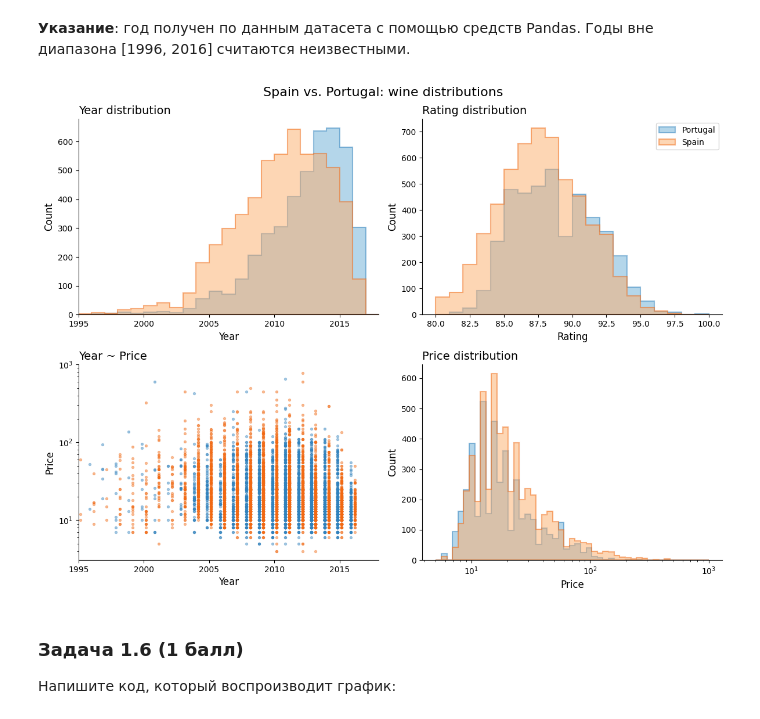
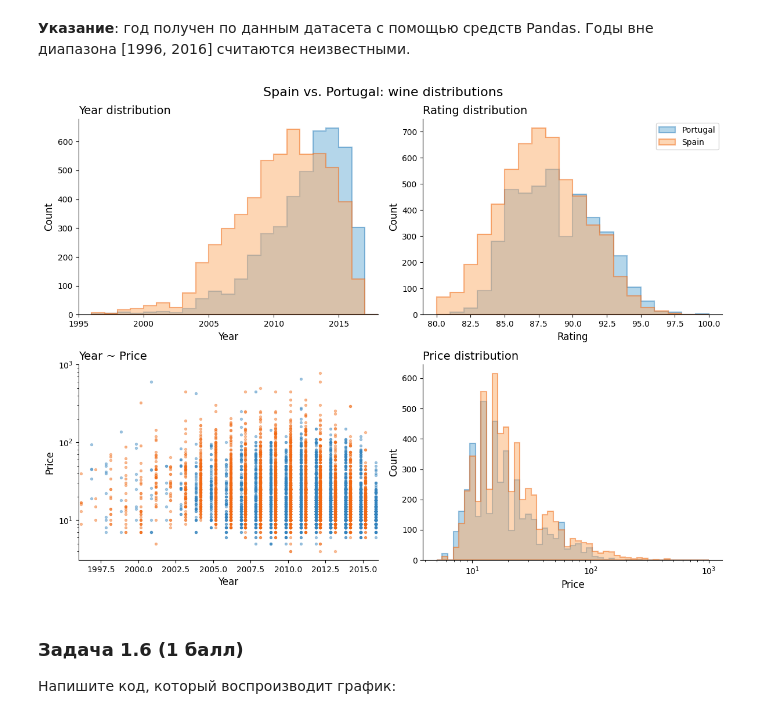
Before and after one commit to dejar212/ml-dz, a Jupyter notebook: hw2/02.HW.Pandas_MPL_Seaborn.ipynb, the cells around one changed output. Saved outputs shown, nothing was run; the diff lists cells and outputs as text; code cells hidden in the pictures.

```diff
--- a/hw2/02.HW.Pandas_MPL_Seaborn.ipynb
+++ b/hw2/02.HW.Pandas_MPL_Seaborn.ipynb
@@ -363,16 +363,12 @@ plt.show()
 # %% [markdown]
 **Указание**: год получен по данным датасета с помощью средств Pandas. Годы вне диапазона [1996, 2016] считаются неизвестными.
 # %%
-import pandas as pd
-import matplotlib.pyplot as plt
-import numpy as np
-
 url = 'https://data.bioml.ru/htdocs/courses/python/datasci/pandas/data/winemag-data-130k-noreview-v2.csv'
 df = pd.read_csv(url)
 
 spain_df = df[df['country'] == 'Spain'].copy()
 portugal_df = df[df['country'] == 'Portugal'].copy()
-
+#фильтрация
 spain_df['year'] = spain_df['title'].str.extract(r'(\d{4})')
 portugal_df['year'] = portugal_df['title'].str.extract(r'(\d{4})')
 
@@ -382,13 +378,13 @@ portugal_df['year'] = pd.to_numeric(portugal_df['year'], errors='coerce')
 spain_df = spain_df.dropna(subset=['year', 'points', 'price'])
 portugal_df = portugal_df.dropna(subset=['year', 'points', 'price'])
 
-spain_df = spain_df[(spain_df['year'] >= 1995) & (spain_df['year'] <= 2018)]
-portugal_df = portugal_df[(portugal_df['year'] >= 1995) & (portugal_df['year'] <= 2018)]
+spain_df = spain_df[(spain_df['year'] >= 1996) & (spain_df['year'] <= 2016)]
+portugal_df = portugal_df[(portugal_df['year'] >= 1996) & (portugal_df['year'] <= 2016)]
 
 fig, axes = plt.subplots(2, 2, figsize=(12, 9))
 fig.suptitle('Spain vs. Portugal: wine distributions', fontsize=16, fontweight='normal')
 
-year_bins = np.arange(1995, 2019, 1)
+year_bins = np.arange(1996, 2019, 1)
 axes[0, 0].hist(portugal_df['year'], bins=year_bins, histtype='stepfilled', color='#6BAED6', alpha=0.5, edgecolor='#3182BD', linewidth=1.5)
 axes[0, 0].hist(spain_df['year'], bins=year_bins, histtype='stepfilled', color='#FDAE6B', alpha=0.5, edgecolor='#F16913', linewidth=1.5)
 axes[0, 0].set_xlabel('Year', fontsize=12)
@@ -407,36 +403,36 @@ axes[0, 1].set_title('Rating distribution', fontsize=14, fontweight='normal', lo
 axes[0, 1].legend(['Portugal', 'Spain'], loc='upper right', frameon=True, fontsize=10)
 axes[0, 1].spines['top'].set_visible(False)
 axes[0, 1].spines['right'].set_visible(False)
-
+#подготовка
 portugal_scatter = portugal_df.copy()
 spain_scatter = spain_df.copy()
 portugal_scatter['year_jitter'] = portugal_scatter['year'] - 0.15
 spain_scatter['year_jitter'] = spain_scatter['year'] + 0.15
 
 axes[1, 0].scatter(portugal_scatter['year_jitter'], portugal_scatter['price'], s=8, color='#3182BD', alpha=0.4)
 axes[1, 0].scatter(spain_scatter['year_jitter'], spain_scatter['price'], s=8, color='#F16913', alpha=0.4)
 axes[1, 0].set_xlabel('Year', fontsize=12)
 axes[1, 0].set_ylabel('Price', fontsize=12)
 axes[1, 0].set_title('Year ~ Price', fontsize=14, fontweight='normal', loc='left')
 axes[1, 0].set_yscale('log')
-axes[1, 0].set_xlim(1995, 2018)
+axes[1, 0].set_xlim(1996, 2016)
 axes[1, 0].spines['top'].set_visible(False)
 axes[1, 0].spines['right'].set_visible(False)
 
 price_bins = np.logspace(np.log10(5), np.log10(1000), 50)
 axes[1, 1].hist(portugal_df['price'], bins=price_bins, histtype='stepfilled', color='#6BAED6', alpha=0.5, edgecolor='#3182BD', linewidth=1.5)
 axes[1, 1].hist(spain_df['price'], bins=price_bins, histtype='stepfilled', color='#FDAE6B', alpha=0.5, edgecolor='#F16913', linewidth=1.5)
 axes[1, 1].set_xlabel('Price', fontsize=12)
 axes[1, 1].set_ylabel('Count', fontsize=12)
 axes[1, 1].set_title('Price distribution', fontsize=14, fontweight='normal', loc='left')
 axes[1, 1].set_xscale('log')
 axes[1, 1].spines['top'].set_visible(False)
 axes[1, 1].spines['right'].set_visible(False)
 
 plt.tight_layout()
 plt.show()
 # %% [output]
-[figure, old version]
+[figure, new version]
 # %% [markdown]
 ### Задача 1.6 (1 балл)
 
```
Also changed, not shown: parts of 1 cell of this notebook.
